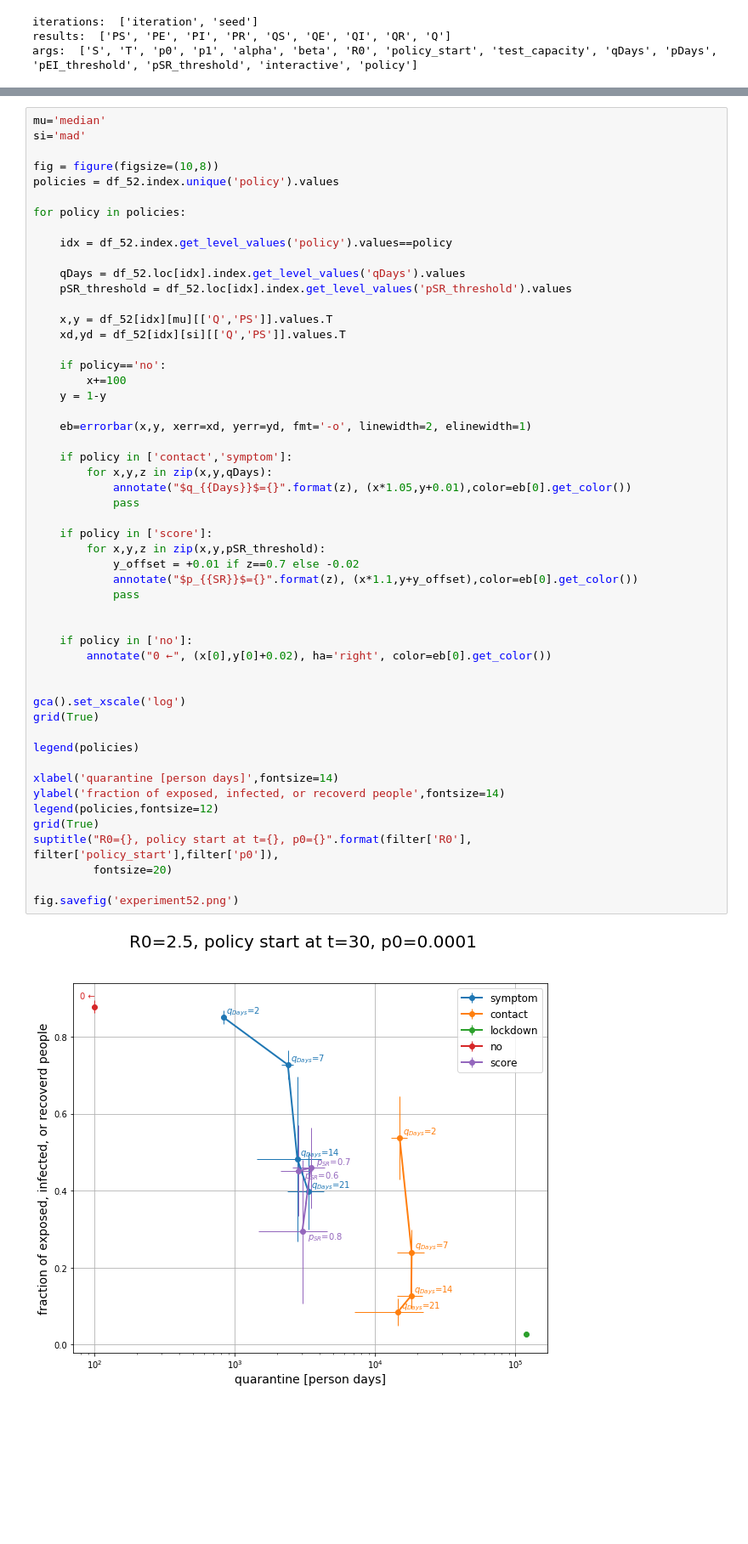
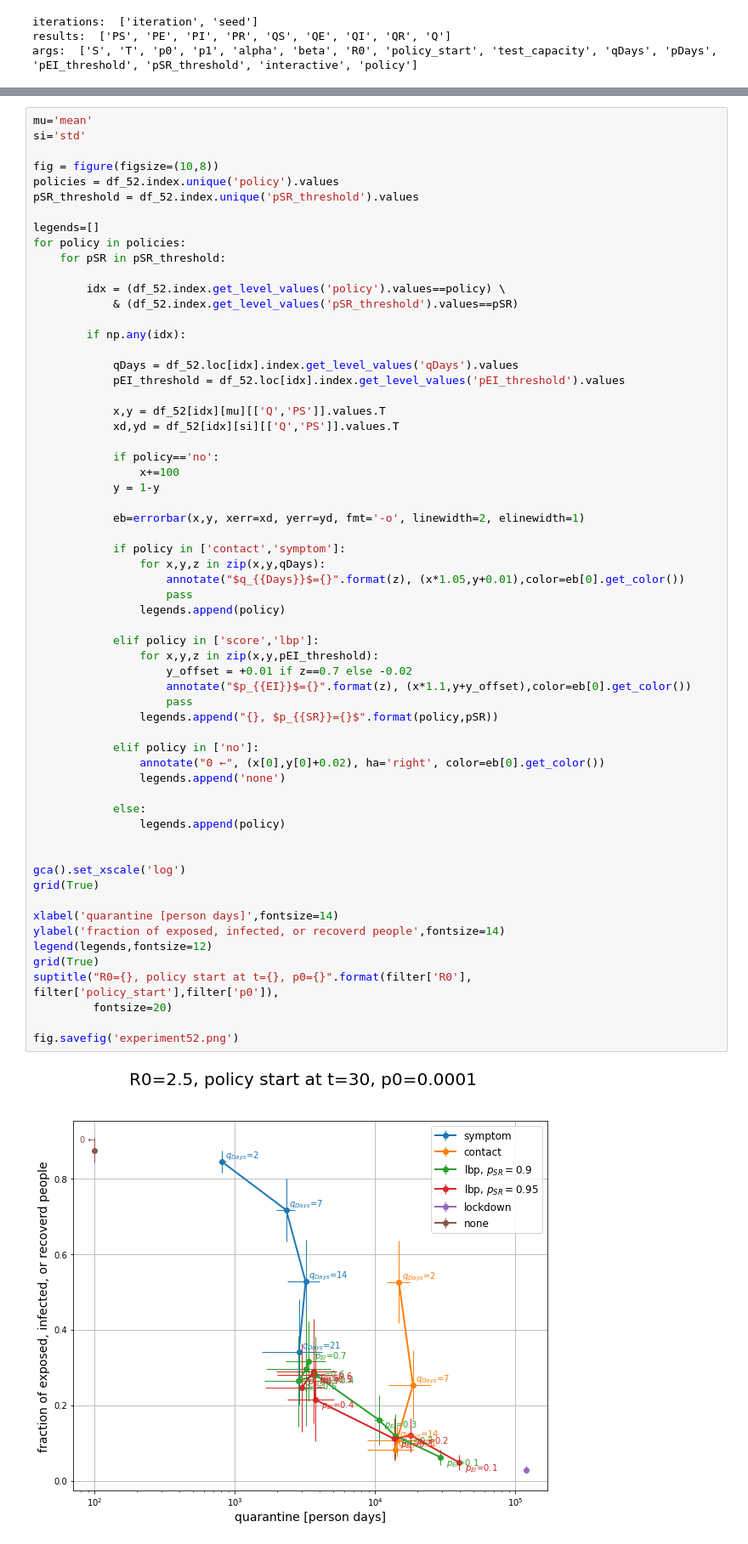
Before and after one commit to zalandoresearch/CRISP, a Jupyter notebook: code/experiments/exp_5.2/analyse_results.ipynb, the cells around one changed output, grey strips where cells are left out. Shown at 85% size. Cells and saved outputs as stored; diff of their text form; blank space fills up the shorter version.

```diff
--- a/code/experiments/exp_5.2/analyse_results.ipynb
+++ b/code/experiments/exp_5.2/analyse_results.ipynb
@@ -141,54 +142,63 @@ display(df_52)
 # %%
-mu='median'
-si='mad'
+mu='mean'
+si='std'
 
 fig = figure(figsize=(10,8))
 policies = df_52.index.unique('policy').values
+pSR_threshold = df_52.index.unique('pSR_threshold').values
 
+legends=[]
 for policy in policies:
+    for pSR in pSR_threshold:
 
-    idx = df_52.index.get_level_values('policy').values==policy
+        idx = (df_52.index.get_level_values('policy').values==policy) \
+            & (df_52.index.get_level_values('pSR_threshold').values==pSR)
 
-    qDays = df_52.loc[idx].index.get_level_values('qDays').values
-    pSR_threshold = df_52.loc[idx].index.get_level_values('pSR_threshold').values
+        if np.any(idx):
 
-    x,y = df_52[idx][mu][['Q','PS']].values.T
-    xd,yd = df_52[idx][si][['Q','PS']].values.T
+            qDays = df_52.loc[idx].index.get_level_values('qDays').values
+            pEI_threshold = df_52.loc[idx].index.get_level_values('pEI_threshold').values
 
-    if policy=='no':
-        x+=100
-    y = 1-y
+            x,y = df_52[idx][mu][['Q','PS']].values.T
+            xd,yd = df_52[idx][si][['Q','PS']].values.T
 
-    eb=errorbar(x,y, xerr=xd, yerr=yd, fmt='-o', linewidth=2, elinewidth=1)
+            if policy=='no':
+                x+=100
+            y = 1-y
 
-    if policy in ['contact','symptom']:
-        for x,y,z in zip(x,y,qDays):
-            annotate("$q_{{Days}}$={}".format(z), (x*1.05,y+0.01),color=eb[0].get_color())
-            pass
+            eb=errorbar(x,y, xerr=xd, yerr=yd, fmt='-o', linewidth=2, elinewidth=1)
 
-    if policy in ['score']:
-        for x,y,z in zip(x,y,pSR_threshold):
-            y_offset = +0.01 if z==0.7 else -0.02
-            annotate("$p_{{SR}}$={}".format(z), (x*1.1,y+y_offset),color=eb[0].get_color())
-            pass
+            if policy in ['contact','symptom']:
+                for x,y,z in zip(x,y,qDays):
+                    annotate("$q_{{Days}}$={}".format(z), (x*1.05,y+0.01),color=eb[0].get_color())
+                    pass
+                legends.append(policy)
 
+            elif policy in ['score','lbp']:
+                for x,y,z in zip(x,y,pEI_threshold):
+                    y_offset = +0.01 if z==0.7 else -0.02
+                    annotate("$p_{{EI}}$={}".format(z), (x*1.1,y+y_offset),color=eb[0].get_color())
+                    pass
+                legends.append("{}, $p_{{SR}}={}$".format(policy,pSR))
 
-    if policy in ['no']:
-        annotate("0 ←", (x[0],y[0]+0.02), ha='right', color=eb[0].get_color())
+            elif policy in ['no']:
+                annotate("0 ←", (x[0],y[0]+0.02), ha='right', color=eb[0].get_color())
+                legends.append('none')
+
+            else:
+                legends.append(policy)
 
 
 gca().set_xscale('log')
 grid(True)
 
-legend(policies)
-
 xlabel('quarantine [person days]',fontsize=14)
 ylabel('fraction of exposed, infected, or recoverd people',fontsize=14)
-legend(policies,fontsize=12)
+legend(legends,fontsize=12)
 grid(True)
 suptitle("R0={}, policy start at t={}, p0={}".format(filter['R0'], filter['policy_start'],filter['p0']),
          fontsize=20)
 
 fig.savefig('experiment52.png')
 # %% [output]
-[figure, old version]
+[figure, new version]
```
Also changed, not shown: parts of 3 cells of this notebook, 22 other files.
